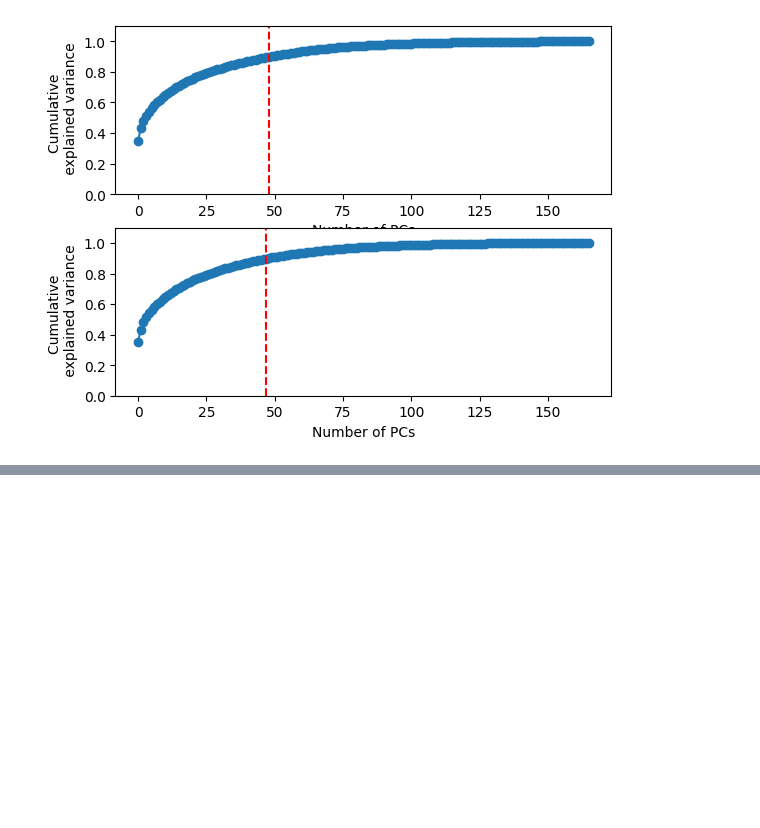
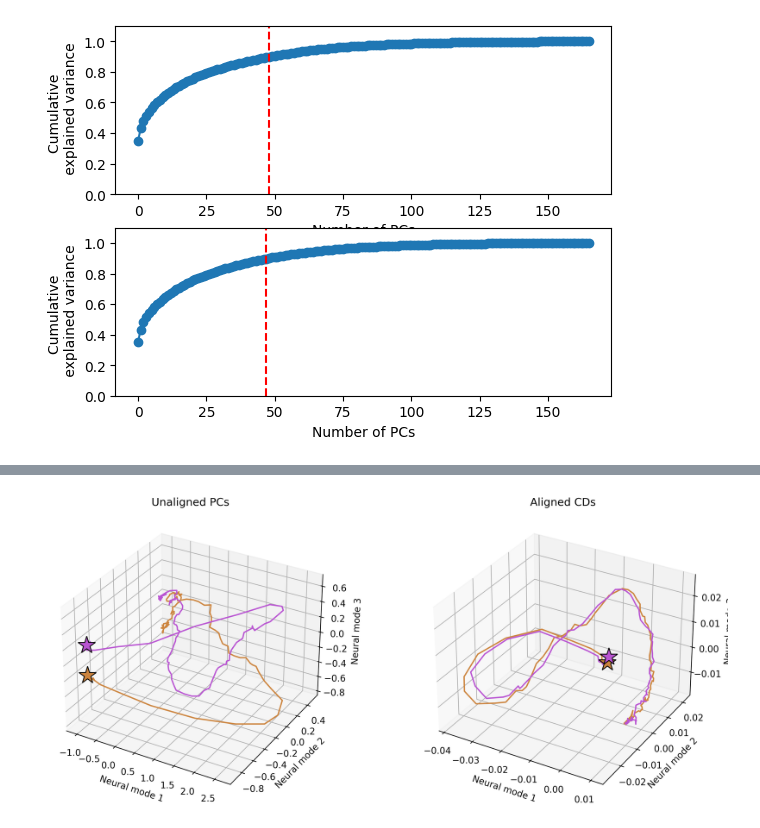
Before and after one commit to abisi/comm-project, a Jupyter notebook: code/Clean_pipeline.ipynb, the cells around one changed output, grey strips where cells are left out. Drawn from its saved outputs; the diff is of its cells as text; code cells hidden in the pictures; blank space fills up the shorter version.

```diff
--- a/code/Clean_pipeline.ipynb
+++ b/code/Clean_pipeline.ipynb
@@ -207,0 +160,16 @@ axs[0].plot(A_2_trials_mean[0,0],
+# %%
+P_1_trials = P_1_te.reshape(n_trials, -1, P_1_te.shape[1])
+P_2_trials = P_2_te.reshape(n_trials, -1, P_2_te.shape[1])
+print(P_1_trials.shape)
+
+P_1_trials_mean = np.mean(P_1_trials,axis=0)
+P_2_trials_mean = np.mean(P_2_trials,axis=0)
+print(P_1_trials_mean.shape)
+
+
+A_1_trials = A_1_te.reshape(n_trials, -1, A_1_te.shape[1])
+A_2_trials = A_2_te.reshape(n_trials, -1, A_2_te.shape[1])
+
+A_1_trials_mean = np.mean(A_1_trials,axis=0)
+A_2_trials_mean = np.mean(A_2_trials,axis=0)
+n_time_bins = A_1_trials_mean.shape[0]
@@ -207,0 +179,74 @@ axs[0].plot(A_2_trials_mean[0,0],
+# %%
+fig, axs = plt.subplots(1,2, figsize=(12,5), dpi=300, subplot_kw={'projection': '3d'})
+for ax in axs.flat:
+    ax.set_xlabel('Neural mode 1')
+    ax.set_ylabel('Neural mode 2')
+    ax.set_zlabel('Neural mode 3')
+    remove_top_right_frame(ax)
+
+axs[0].set_title('Unaligned PCs')
+
+
+# Trajectories of trial-averages
+axs[0].plot(P_1_trials_mean[:,0],
+          P_1_trials_mean[:,1],
+          P_1_trials_mean[:,2],
+          color = get_area_color(area_1))
+
+axs[0].plot(P_2_trials_mean[:,0],
+          P_2_trials_mean[:,1],
+          P_2_trials_mean[:,2],
+          color = get_area_color(area_2))
+
+# Starting points
+axs[0].plot(P_1_trials_mean[0,0],
+          P_1_trials_mean[0,1],
+          P_1_trials_mean[0,2],
+          color = get_area_color(area_1),
+          marker='*',
+          mec='k',
+          ms=20)
+
+axs[0].plot(P_2_trials_mean[0,0],
+          P_2_trials_mean[0,1],
+          P_2_trials_mean[0,2],
+          color = get_area_color(area_2),
+          marker='*',
+          mec='k',
+          ms=20)
+
+axs[1].set_title('Aligned CDs')
+
+
+# Trajectories of trial-averages
+axs[1].plot(A_1_trials_mean[:,0],
+          A_1_trials_mean[:,1],
+          A_1_trials_mean[:,2],
+          color = get_area_color(area_1))
+
+axs[1].plot(A_2_trials_mean[:,0],
+          A_2_trials_mean[:,1],
+          A_2_trials_mean[:,2],
+          color = get_area_color(area_2))
+
+# Starting points
+axs[1].plot(A_1_trials_mean[0,0],
+          A_1_trials_mean[0,1],
+          A_1_trials_mean[0,2],
+          color = get_area_color(area_1),
+          marker='*',
+          mec='k',
+          ms=20)
+
+axs[1].plot(A_2_trials_mean[0,0],
+          A_2_trials_mean[0,1],
+          A_2_trials_mean[0,2],
+          color = get_area_color(area_2),
+          marker='*',
+          mec='k',
+          ms=20)
+
+
+plt.tight_layout()
+# %% [output]
+[figure, added]
```
Also changed, not shown: parts of 9 cells of this notebook.
